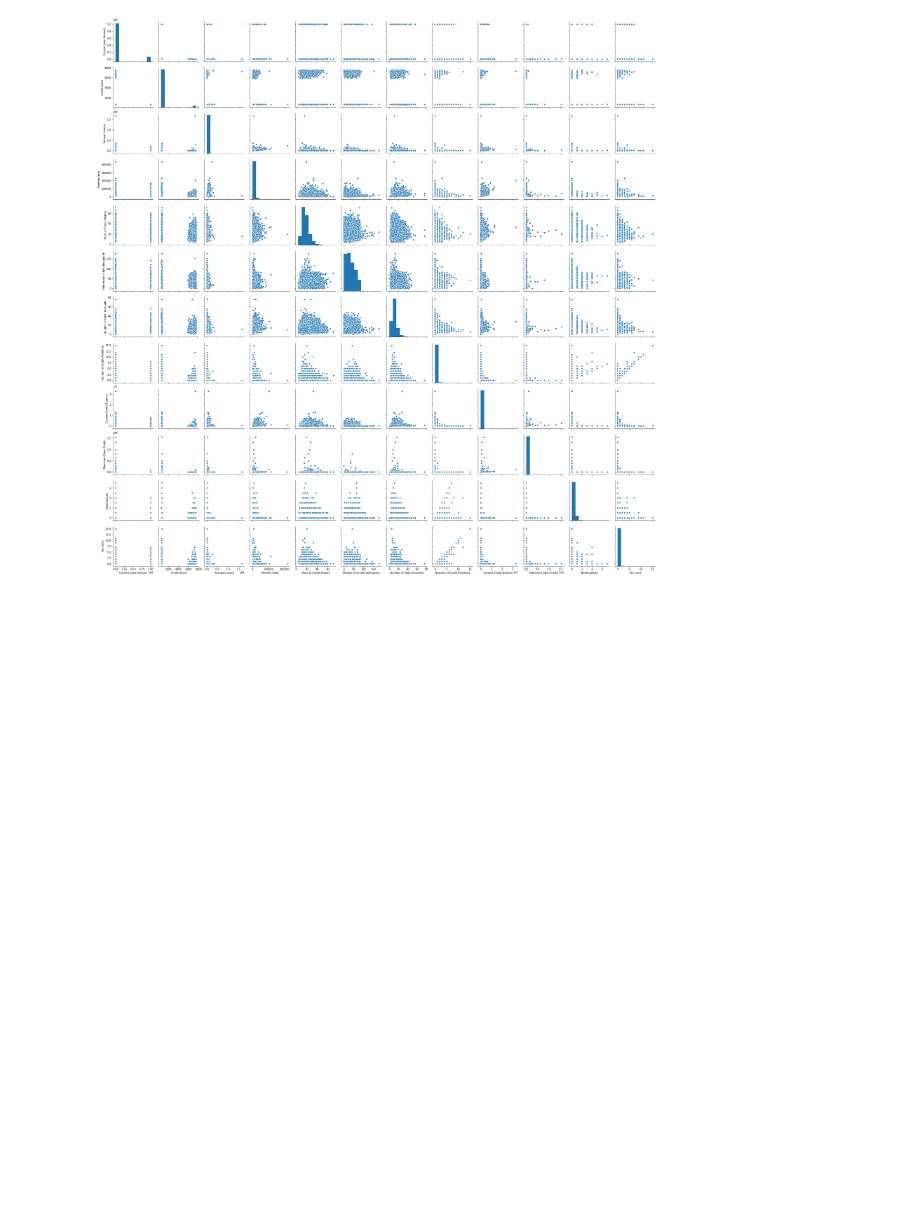
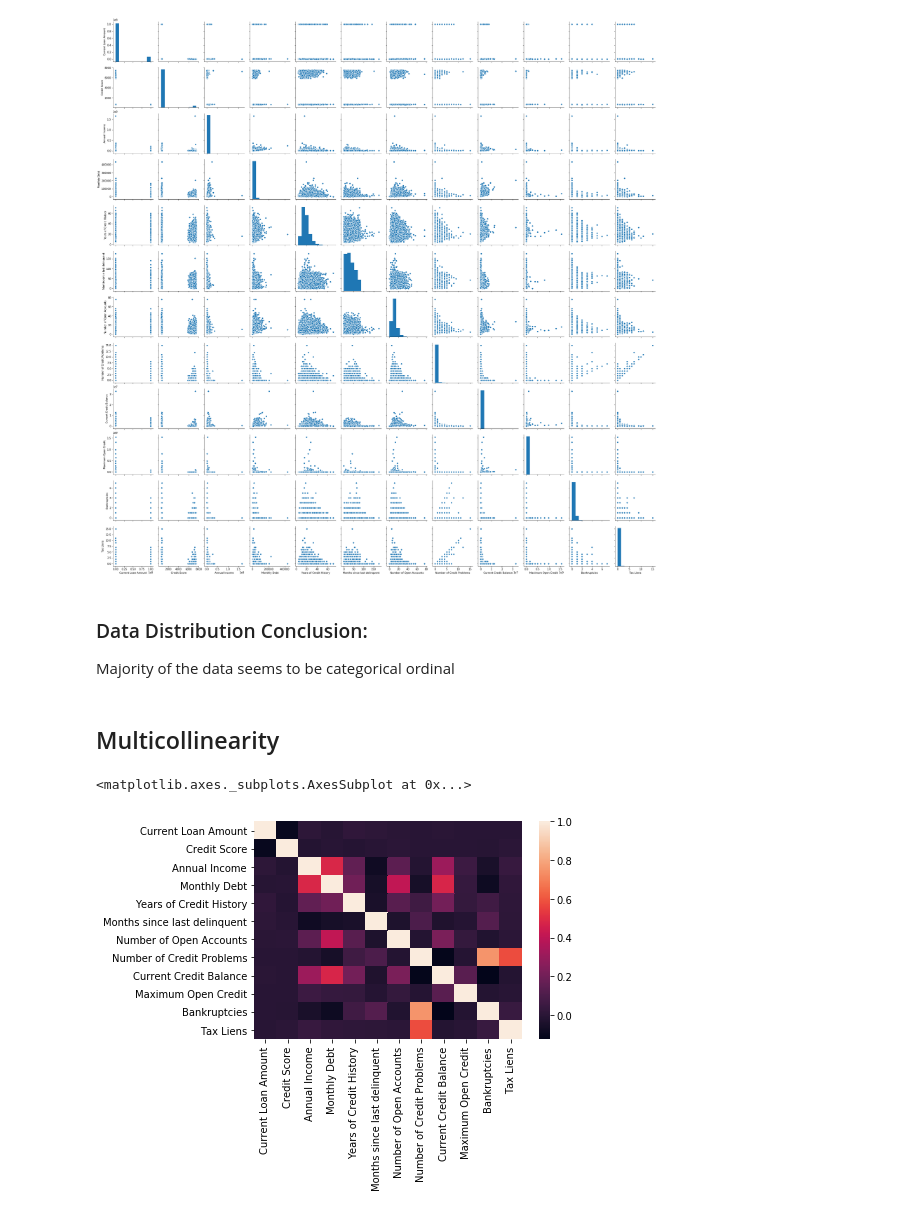
Before and after one commit to LaurentStar/Bank-Loans, a Jupyter notebook: EDA-prt2.ipynb, the cells around one changed output. Cells and saved outputs as stored; diff of their text form; code cells hidden in the pictures; blank space fills up the shorter version.

Commit message:
Histograms and .gitignore

```diff
--- a/EDA-prt2.ipynb
+++ b/EDA-prt2.ipynb
@@ -142,3 +142,14 @@ sns.pairplot(bank_df)
 # %% [output]
 <seaborn.axisgrid.PairGrid at 0x...>
 [figure]
+# %% [markdown]
+### Data Distribution Conclusion:
+
+Majority of the data seems to be categorical ordinal
+# %% [markdown]
+## Multicollinearity
+# %%
+sns.heatmap(bank_df.corr())
+# %% [output]
+<matplotlib.axes._subplots.AxesSubplot at 0x...>
+[figure, added]
```
Also changed, not shown: parts of 1 cell of this notebook, 1 other file.
